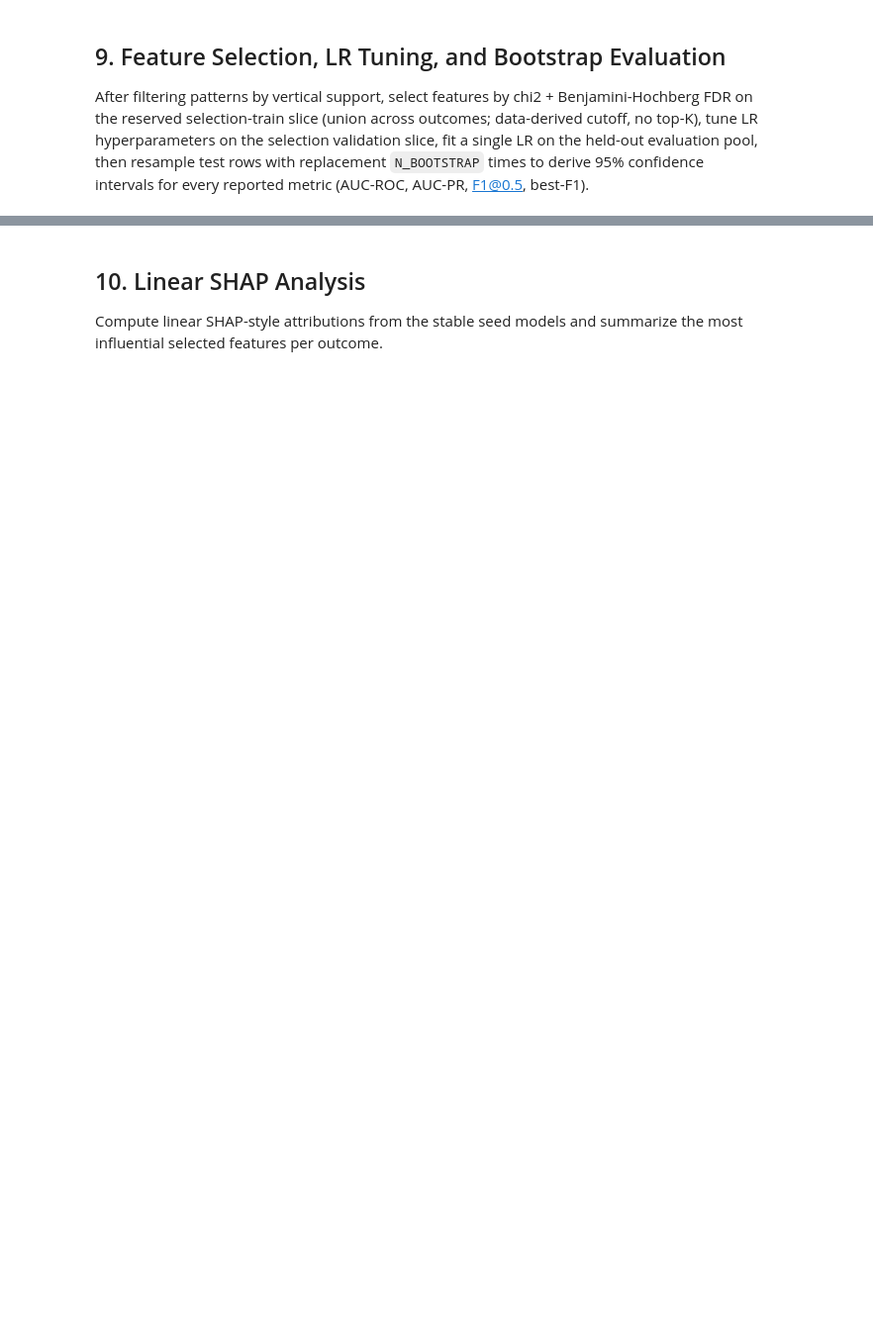
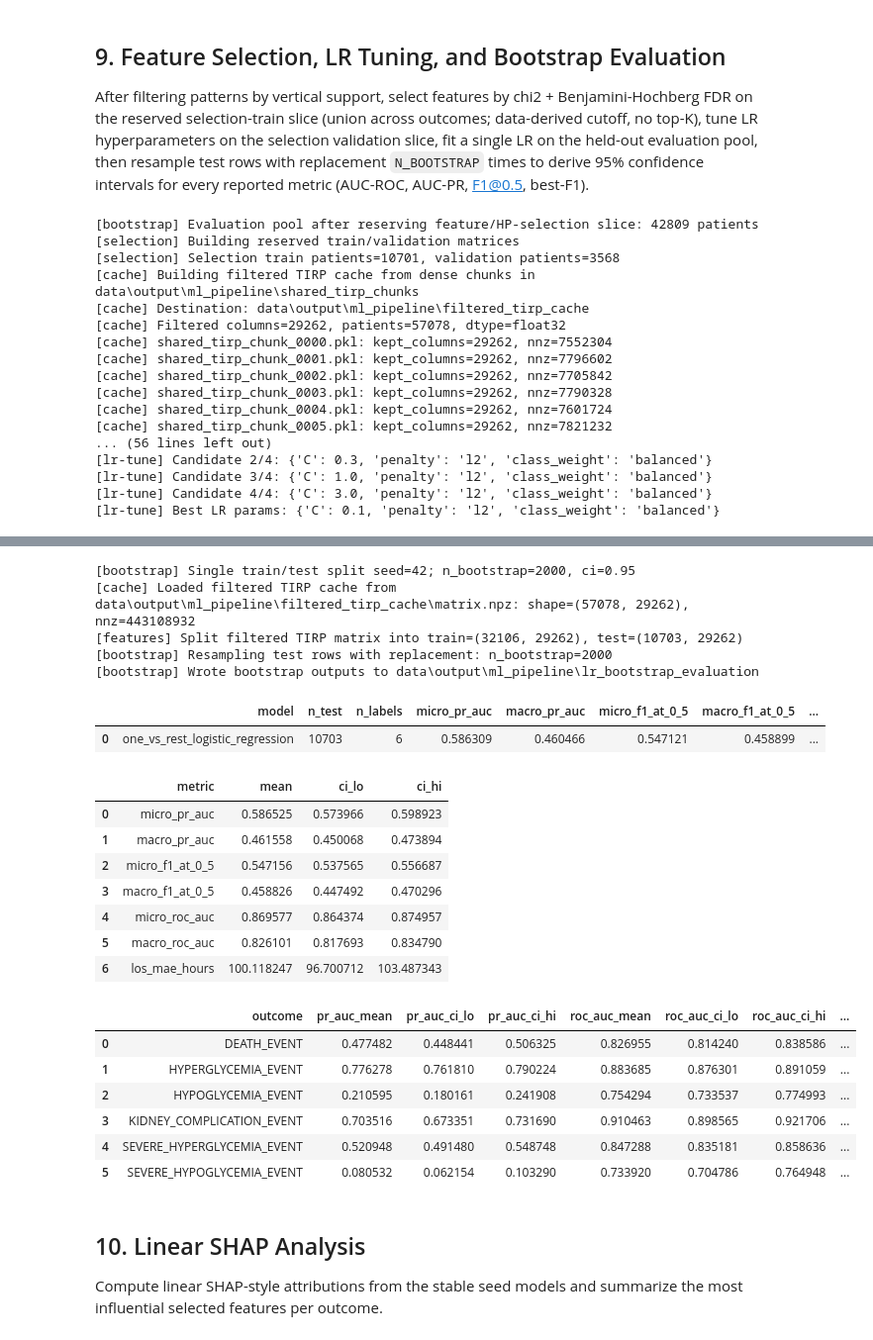
Before and after one commit to shaharoded/KarmaLego, a Jupyter notebook: ml_pipeline.ipynb, the cells around one changed output, grey strips where cells are left out. Shown at 99% size. Cells and saved outputs as stored; diff of their text form; code cells hidden in the pictures; blank space fills up the shorter version.

```diff
--- a/ml_pipeline.ipynb
+++ b/ml_pipeline.ipynb
@@ -108,13 +108,12 @@ LABEL_END_HOURS = None         # set a number for a finite prediction horizon
 USE_HOSPITALIZATION_DAY_IF_AVAILABLE = True
 
 # KarmaLego settings
-KL_MIN_VER_SUPP = 0.10
+KL_MIN_VER_SUPP = 0.20
 KL_NUM_RELATIONS = 3
 KL_EPSILON = pd.Timedelta(minutes=1)
 KL_MAX_DISTANCE = pd.Timedelta(hours=4)
 KL_MIN_LENGTH = 1
-KL_MAX_LENGTH = 4
-MIN_SHARED_PATTERN_VERTICAL_SUPPORT = 0.20
+KL_MAX_LENGTH = 3
 FILTERED_TIRP_VALUE_DTYPE = "float32"  # use float32 for LR; sparse cache keeps zeros implicit
 
 
@@ -1873,7 +1919,7 @@ def run_lr_bootstrap_evaluation(outcomes, shared_tirp_chunk_dir, shared_pattern_
     Args:
         outcomes (list[str]): Prediction targets.
         shared_tirp_chunk_dir (Path): Where the precomputed shared TIRP feature chunks live.
-        shared_pattern_count (int): Number of shared patterns kept after the MVS filter.
+        shared_pattern_count (int): Number of shared patterns.
         keep_tirp_feature_columns (list[str]): Whitelist of TIRP feature columns to load.
 
     Returns:
@@ -1928,7 +1974,6 @@ def run_lr_bootstrap_evaluation(outcomes, shared_tirp_chunk_dir, shared_pattern_
         "n_train": len(train_ids),
         "n_features": X_train_model.shape[1],
         "n_patterns_shared": int(shared_pattern_count),
-        "min_shared_pattern_vertical_support": MIN_SHARED_PATTERN_VERTICAL_SUPPORT,
         "feature_selection": f"chi2_fdr_{CHI2_FDR_ALPHA}",
         "lr_params": best_lr_params,
         "selection_patients": len(selection_train_ids) + len(selection_val_ids),
@@ -2031,3 +2076,21 @@ best_lr_params, selected_original_features, lr_tuning_trials, feature_selection_
     shared_pattern_count,
     keep_tirp_feature_columns,
 )
+# %% [output]
+[bootstrap] Evaluation pool after reserving feature/HP-selection slice: 42809 patients
+[selection] Building reserved train/validation matrices
+[selection] Selection train patients=10701, validation patients=3568
+[cache] Building filtered TIRP cache from dense chunks in data\output\ml_pipeline\shared_tirp_chunks
+[cache] Destination: data\output\ml_pipeline\filtered_tirp_cache
+[cache] Filtered columns=29262, patients=57078, dtype=float32
+[cache] shared_tirp_chunk_0000.pkl: kept_columns=29262, nnz=7552304
+[cache] shared_tirp_chunk_0001.pkl: kept_columns=29262, nnz=7796602
+[cache] shared_tirp_chunk_0002.pkl: kept_columns=29262, nnz=7705842
+[cache] shared_tirp_chunk_0003.pkl: kept_columns=29262, nnz=7790328
+[cache] shared_tirp_chunk_0004.pkl: kept_columns=29262, nnz=7601724
+[cache] shared_tirp_chunk_0005.pkl: kept_columns=29262, nnz=7821232
+... (56 lines left out)
+[lr-tune] Candidate 2/4: {'C': 0.3, 'penalty': 'l2', 'class_weight': 'balanced'}
+[lr-tune] Candidate 3/4: {'C': 1.0, 'penalty': 'l2', 'class_weight': 'balanced'}
+[lr-tune] Candidate 4/4: {'C': 3.0, 'penalty': 'l2', 'class_weight': 'balanced'}
+[lr-tune] Best LR params: {'C': 0.1, 'penalty': 'l2', 'class_weight': 'balanced'}
@@ -2034,3 +2102,25 @@ best_lr_params, selected_original_features, lr_tuning_trials, feature_selection_
+[bootstrap] Single train/test split seed=42; n_bootstrap=2000, ci=0.95
+[cache] Loaded filtered TIRP cache from data\output\ml_pipeline\filtered_tirp_cache\matrix.npz: shape=(57078, 29262), nnz=443108932
+[features] Split filtered TIRP matrix into train=(32106, 29262), test=(10703, 29262)
+[bootstrap] Resampling test rows with replacement: n_bootstrap=2000
+[bootstrap] Wrote bootstrap outputs to data\output\ml_pipeline\lr_bootstrap_evaluation
+|  | model | n_test | n_labels | micro_pr_auc | macro_pr_auc | micro_f1_at_0_5 | macro_f1_at_0_5 | ... |
+| 0 | one_vs_rest_logistic_regression | 10703 | 6 | 0.586309 | 0.460466 | 0.547121 | 0.458899 | ... |
+|  | metric | mean | ci_lo | ci_hi |
+| 0 | micro_pr_auc | 0.586525 | 0.573966 | 0.598923 |
+| 1 | macro_pr_auc | 0.461558 | 0.450068 | 0.473894 |
+| 2 | micro_f1_at_0_5 | 0.547156 | 0.537565 | 0.556687 |
+| 3 | macro_f1_at_0_5 | 0.458826 | 0.447492 | 0.470296 |
+| 4 | micro_roc_auc | 0.869577 | 0.864374 | 0.874957 |
+| 5 | macro_roc_auc | 0.826101 | 0.817693 | 0.834790 |
+| 6 | los_mae_hours | 100.118247 | 96.700712 | 103.487343 |
+|  | outcome | pr_auc_mean | pr_auc_ci_lo | pr_auc_ci_hi | roc_auc_mean | roc_auc_ci_lo | roc_auc_ci_hi | ... |
+| 0 | DEATH_EVENT | 0.477482 | 0.448441 | 0.506325 | 0.826955 | 0.814240 | 0.838586 | ... |
+| 1 | HYPERGLYCEMIA_EVENT | 0.776278 | 0.761810 | 0.790224 | 0.883685 | 0.876301 | 0.891059 | ... |
+| 2 | HYPOGLYCEMIA_EVENT | 0.210595 | 0.180161 | 0.241908 | 0.754294 | 0.733537 | 0.774993 | ... |
+| 3 | KIDNEY_COMPLICATION_EVENT | 0.703516 | 0.673351 | 0.731690 | 0.910463 | 0.898565 | 0.921706 | ... |
+| 4 | SEVERE_HYPERGLYCEMIA_EVENT | 0.520948 | 0.491480 | 0.548748 | 0.847288 | 0.835181 | 0.858636 | ... |
+| 5 | SEVERE_HYPOGLYCEMIA_EVENT | 0.080532 | 0.062154 | 0.103290 | 0.733920 | 0.704786 | 0.764948 | ... |
 # %% [markdown]
 ## 10. Linear SHAP Analysis
 
```
Also changed, not shown: parts of 6 cells of this notebook, 2 other files.
